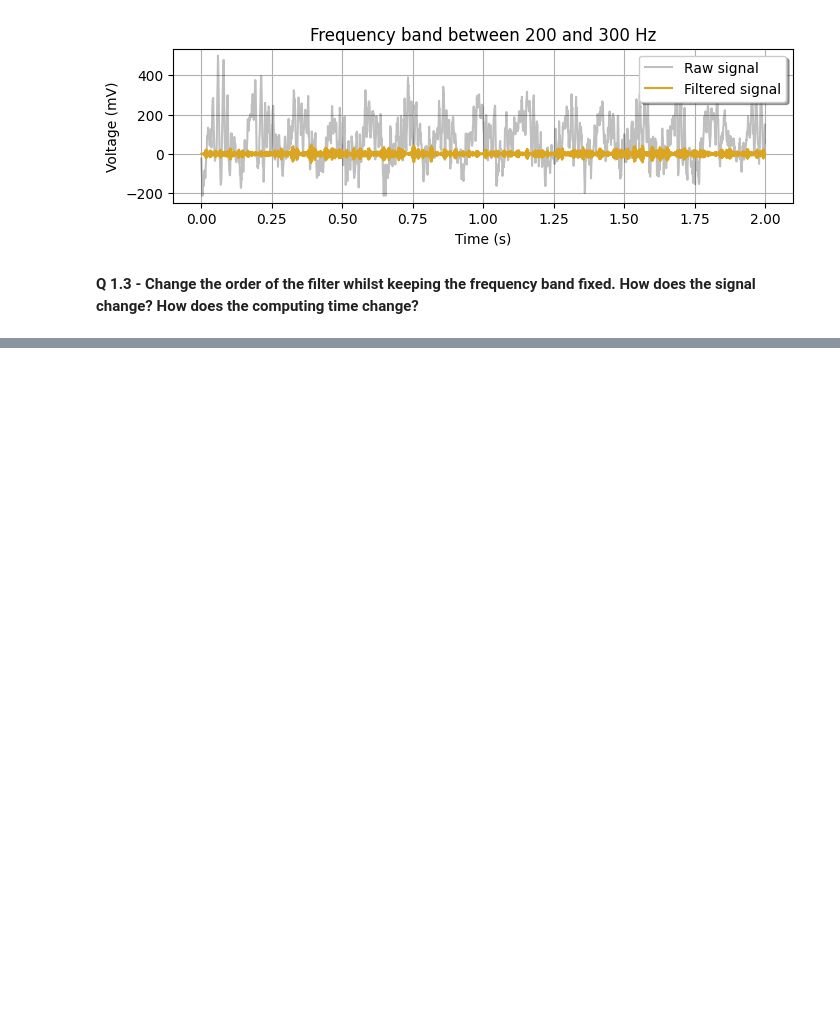
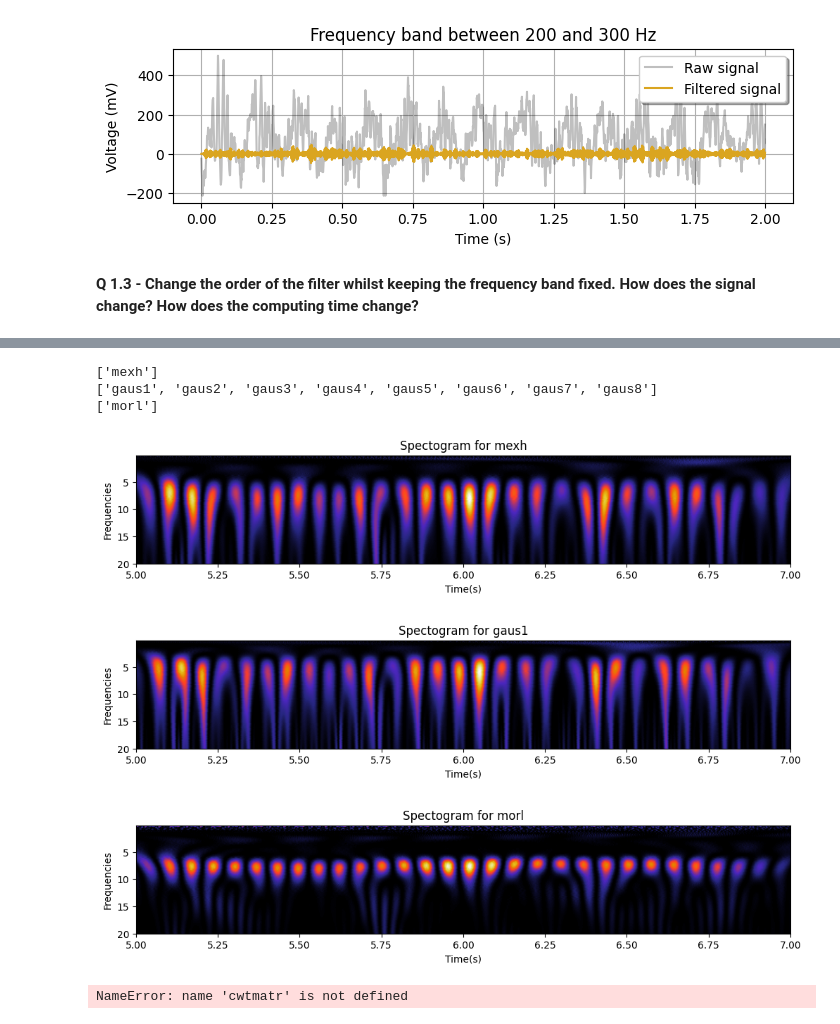
Before and after one commit to DanielaOS/NeuralAnalysis, a Jupyter notebook: neural-data-master/01-local_field_potential/LFP_exercises_mine.ipynb, the cells around one changed output, grey strips where cells are left out. Drawn from its saved outputs; the diff is of its cells as text; code cells hidden in the pictures; blank space fills up the shorter version.

```diff
--- a/neural-data-master/01-local_field_potential/LFP_exercises_mine.ipynb
+++ b/neural-data-master/01-local_field_potential/LFP_exercises_mine.ipynb
@@ -82,0 +137,38 @@ for indx in range(len(frequency_bands2)):
+# %%
+import pywt
+print(pywt.wavelist('mexh'))
+print(pywt.wavelist('gaus'))
+print(pywt.wavelist('morl'))
+# %% [output]
+['mexh']
+['gaus1', 'gaus2', 'gaus3', 'gaus4', 'gaus5', 'gaus6', 'gaus7', 'gaus8']
+['morl']
+# %%
+start, finish = 5,7
+
+# int(s * Hz) = int(s * 1/s) = int(index)
+signal = lfp[int(start * sampling_rate) : int(finish * sampling_rate)]
+
+# Detrending
+signal -= np.mean(signal)
+
+# Spectrograms
+wavelets = ['mexh', 'gaus1', 'morl']
+frequencies = np.linspace(0.1, 20, 100) / sampling_rate
+
+for wavelet in wavelets:
+    scales = pywt.scale2frequency(wavelet, scale = frequencies)
+    cwt_matrix, _ = pywt.cwt(signal, wavelet = wavelet, scales = scales)
+    plt.figure(figsize=(12,2))
+
+    plt.imshow(abs(cwt_matrix)**2, aspect='auto', cmap='CMRmap', extent=[start, finish, frequencies[-1] * sampling_rate,
+                                    frequencies[0] * sampling_rate])
+    plt.title('Spectogram for {}'.format(wavelet))
+    plt.xlabel('Time(s)')
+    plt.ylabel('Frequencies')
+    plt.show()
+# %% [output]
+[figure, added]
+[figure, added]
+[figure, added]
+NameError: name 'cwtmatr' is not defined
```
Also changed, not shown: parts of 6 cells of this notebook.
